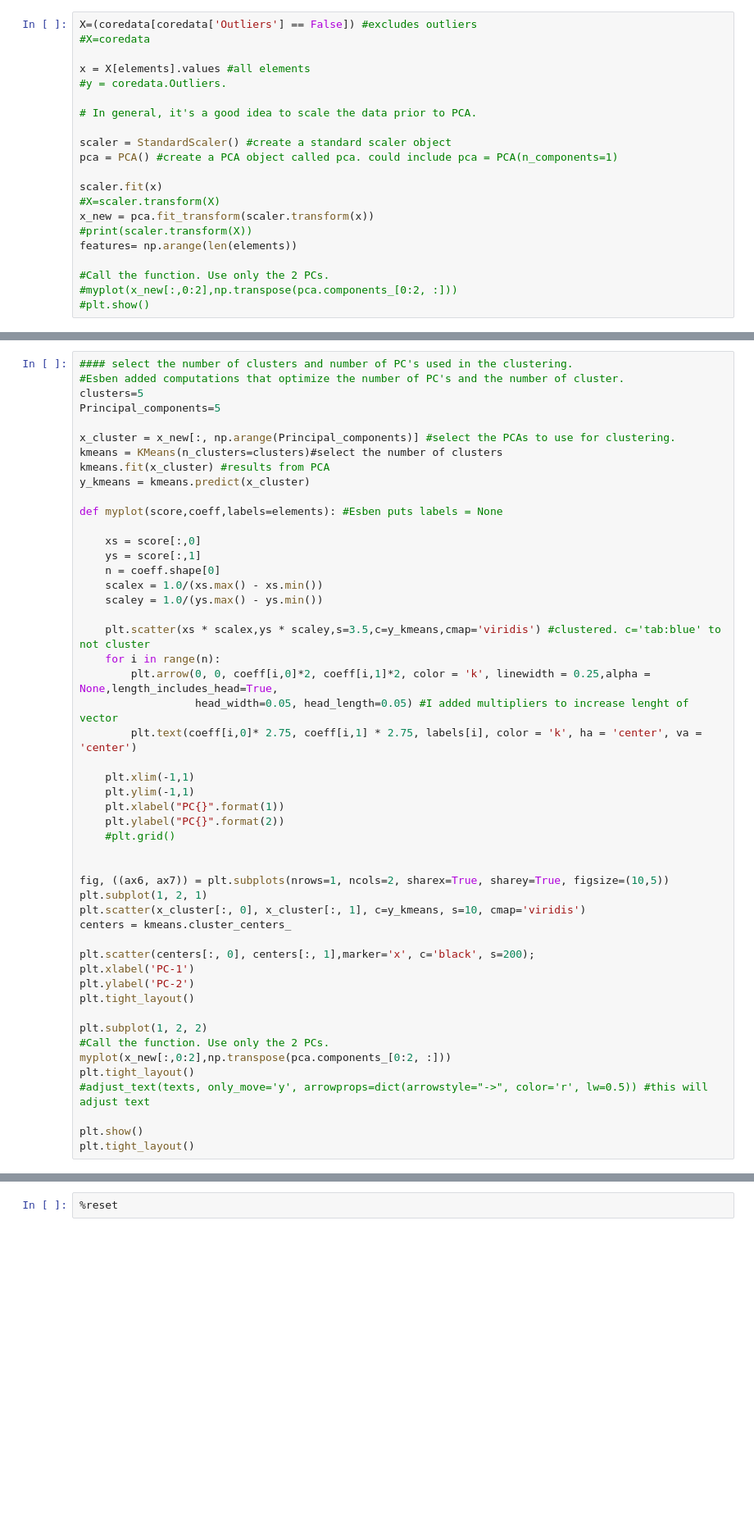
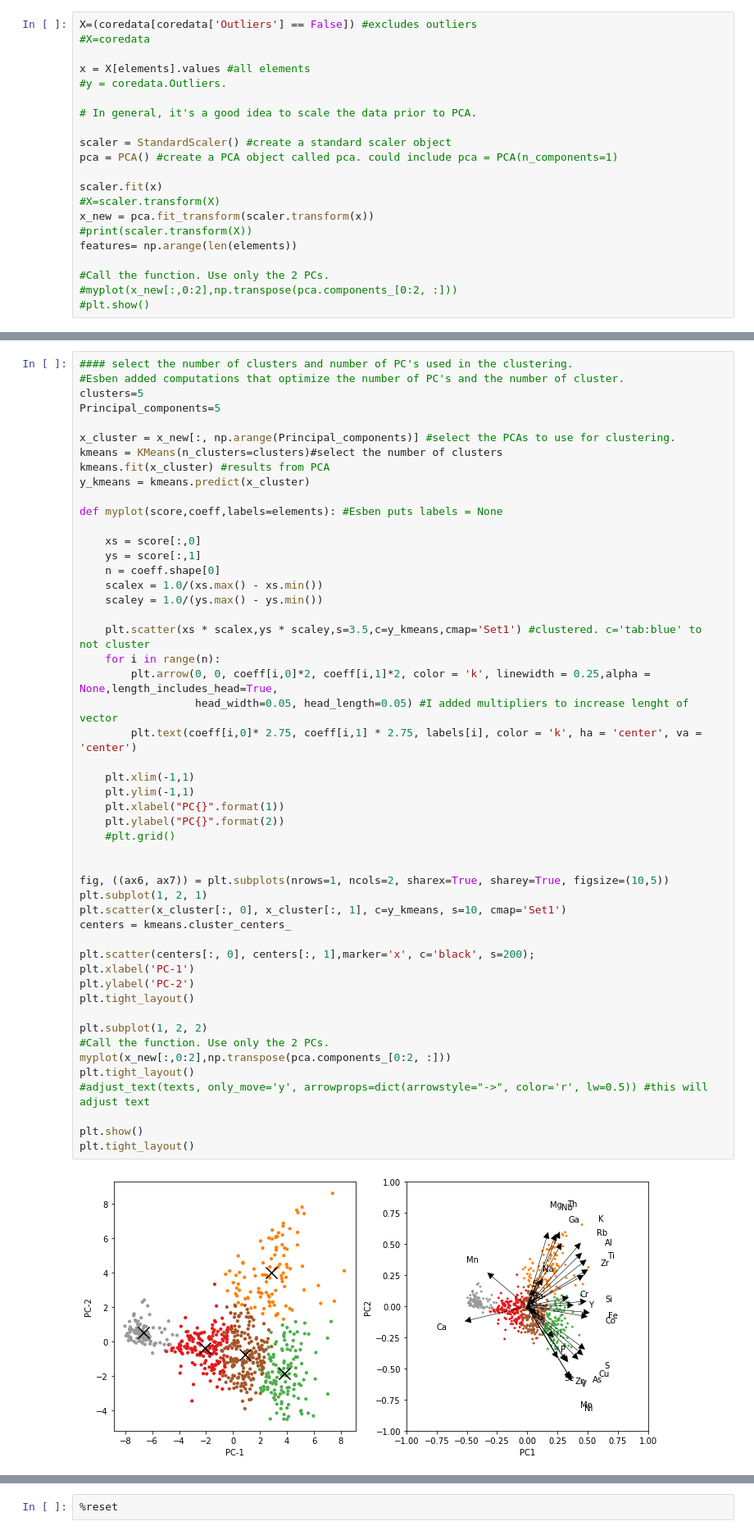
Before and after one commit to EsbenPedersen/Core-chemofacies-clustering, a Jupyter notebook: PCA_chemofacies.ipynb, the cells around one changed output, grey strips where cells are left out. Shown at 82% size. Drawn from its saved outputs; the diff is of its cells as text; blank space fills up the shorter version.

```diff
--- a/PCA_chemofacies.ipynb
+++ b/PCA_chemofacies.ipynb
@@ -117,34 +121,36 @@ def myplot(score,coeff,labels=elements): #Esben puts labels = None
     scalex = 1.0/(xs.max() - xs.min())
     scaley = 1.0/(ys.max() - ys.min())
 
-    plt.scatter(xs * scalex,ys * scaley,s=3.5,c=y_kmeans,cmap='viridis') #clustered. c='tab:blue' to not cluster
+    plt.scatter(xs * scalex,ys * scaley,s=3.5,c=y_kmeans,cmap='Set1') #clustered. c='tab:blue' to not cluster
     for i in range(n):
         plt.arrow(0, 0, coeff[i,0]*2, coeff[i,1]*2, color = 'k', linewidth = 0.25,alpha = None,length_includes_head=True,
                   head_width=0.05, head_length=0.05) #I added multipliers to increase lenght of vector
         plt.text(coeff[i,0]* 2.75, coeff[i,1] * 2.75, labels[i], color = 'k', ha = 'center', va = 'center')
 
     plt.xlim(-1,1)
     plt.ylim(-1,1)
     plt.xlabel("PC{}".format(1))
     plt.ylabel("PC{}".format(2))
     #plt.grid()
 
 
 fig, ((ax6, ax7)) = plt.subplots(nrows=1, ncols=2, sharex=True, sharey=True, figsize=(10,5))
 plt.subplot(1, 2, 1)
-plt.scatter(x_cluster[:, 0], x_cluster[:, 1], c=y_kmeans, s=10, cmap='viridis')
+plt.scatter(x_cluster[:, 0], x_cluster[:, 1], c=y_kmeans, s=10, cmap='Set1')
 centers = kmeans.cluster_centers_
 
 plt.scatter(centers[:, 0], centers[:, 1],marker='x', c='black', s=200);
 plt.xlabel('PC-1')
 plt.ylabel('PC-2')
 plt.tight_layout()
 
 plt.subplot(1, 2, 2)
 #Call the function. Use only the 2 PCs.
 myplot(x_new[:,0:2],np.transpose(pca.components_[0:2, :]))
 plt.tight_layout()
 #adjust_text(texts, only_move='y', arrowprops=dict(arrowstyle="->", color='r', lw=0.5)) #this will adjust text
 
 plt.show()
 plt.tight_layout()
+# %% [output]
+[figure, added]
```
Also changed, not shown: parts of 4 cells of this notebook.
